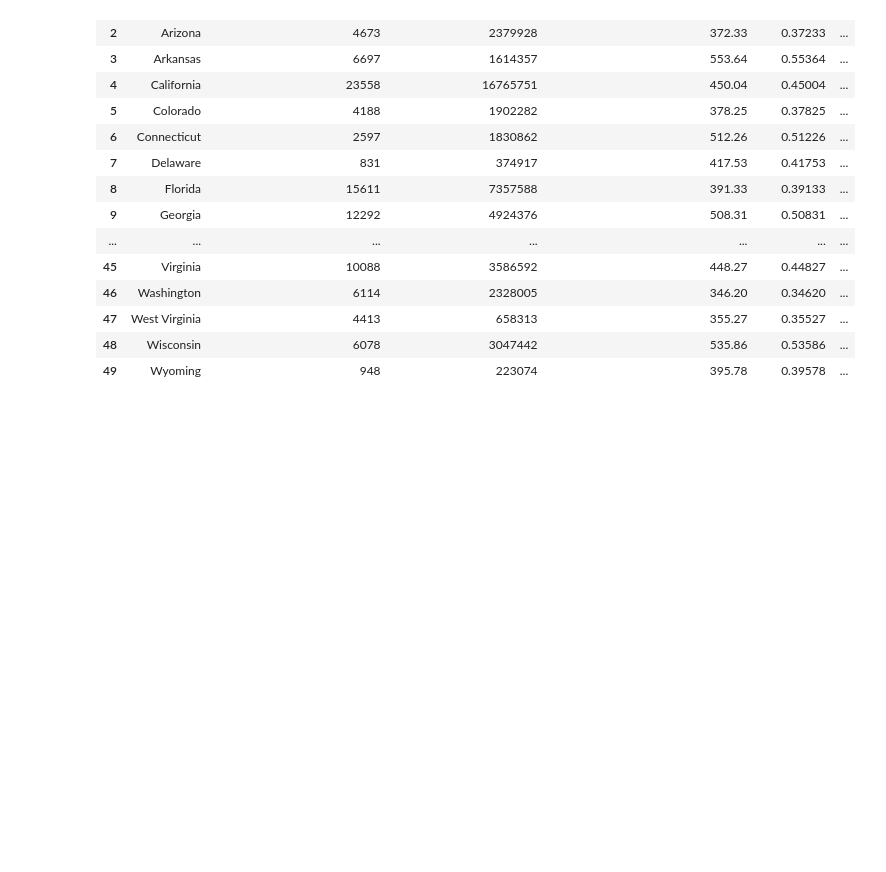
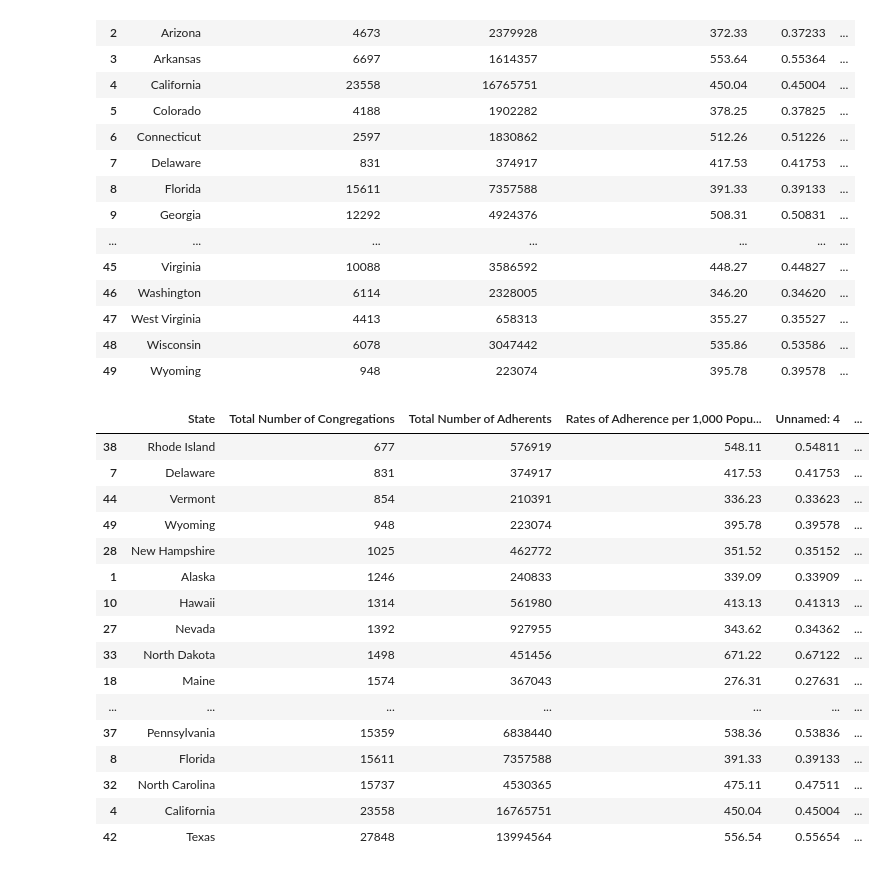
Before and after one commit to kirakirakira/Code-Louisville-Data-Science-Project, a Jupyter notebook: Education and Religion.ipynb, the cells around one changed output. Cells and saved outputs as stored; diff of their text form; code cells hidden in the pictures; blank space fills up the shorter version.

```diff
--- a/Education and Religion.ipynb
+++ b/Education and Religion.ipynb
@@ -165,8 +184,26 @@ all_df
 | 48 | Wisconsin | 6078 | 3047442 | 535.86 | 0.53586 | ... |
 | 49 | Wyoming | 948 | 223074 | 395.78 | 0.39578 | ... |
 # %%
-df2 = rel_df.sort_values('Total Number of Congregations')
+df2 = all_df.sort_values('Total Number of Congregations')
 df2
+# %% [output]
+|  | State | Total Number of Congregations | Total Number of Adherents | Rates of Adherence per 1,000 Popu... | Unnamed: 4 | ... |
+| 38 | Rhode Island | 677 | 576919 | 548.11 | 0.54811 | ... |
+| 7 | Delaware | 831 | 374917 | 417.53 | 0.41753 | ... |
+| 44 | Vermont | 854 | 210391 | 336.23 | 0.33623 | ... |
+| 49 | Wyoming | 948 | 223074 | 395.78 | 0.39578 | ... |
+| 28 | New Hampshire | 1025 | 462772 | 351.52 | 0.35152 | ... |
+| 1 | Alaska | 1246 | 240833 | 339.09 | 0.33909 | ... |
+| 10 | Hawaii | 1314 | 561980 | 413.13 | 0.41313 | ... |
+| 27 | Nevada | 1392 | 927955 | 343.62 | 0.34362 | ... |
+| 33 | North Dakota | 1498 | 451456 | 671.22 | 0.67122 | ... |
+| 18 | Maine | 1574 | 367043 | 276.31 | 0.27631 | ... |
+| ... | ... | ... | ... | ... | ... | ... |
+| 37 | Pennsylvania | 15359 | 6838440 | 538.36 | 0.53836 | ... |
+| 8 | Florida | 15611 | 7357588 | 391.33 | 0.39133 | ... |
+| 32 | North Carolina | 15737 | 4530365 | 475.11 | 0.47511 | ... |
+| 4 | California | 23558 | 16765751 | 450.04 | 0.45004 | ... |
+| 42 | Texas | 27848 | 13994564 | 556.54 | 0.55654 | ... |
 # %%
 import matplotlib.pyplot as plt
 
```
Also changed, not shown: parts of 8 cells of this notebook.
